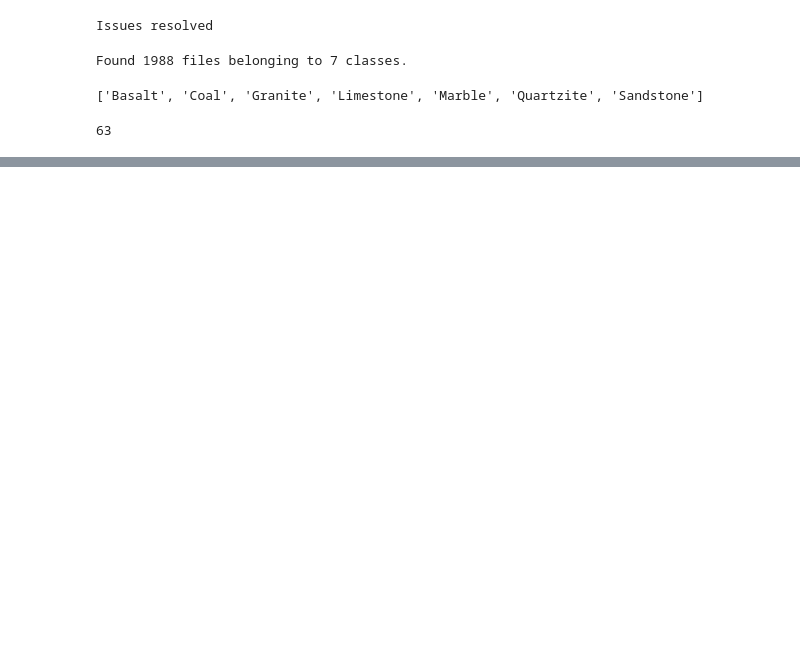
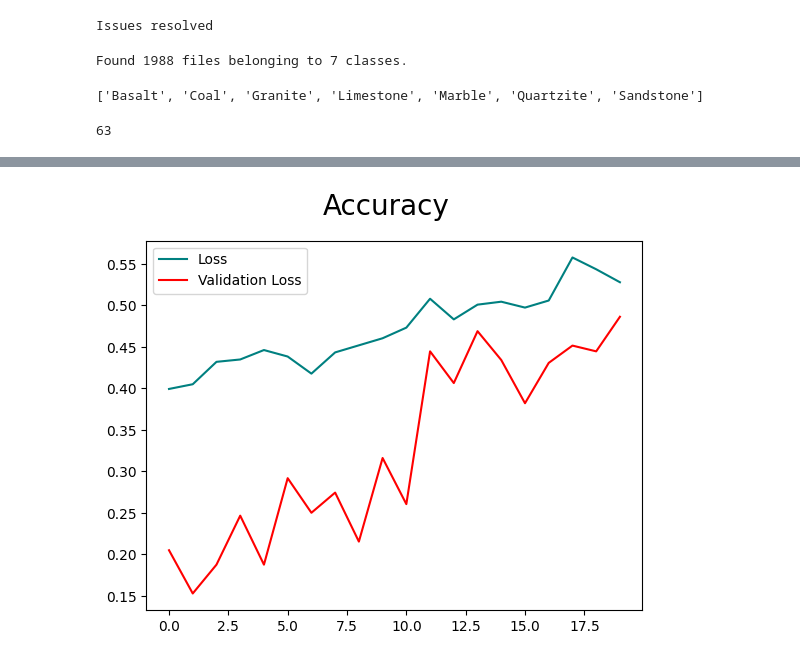
Before and after one commit to vedantkamtikar/Rock-Image-Classifier, a Jupyter notebook: rock.ipynb, the cells around one changed output, grey strips where cells are left out. Cells and saved outputs as stored; diff of their text form; code cells hidden in the pictures; blank space fills up the shorter version.

```diff
--- a/rock.ipynb
+++ b/rock.ipynb
@@ -101,0 +205,9 @@ Class names: ['Basalt', 'Coal', 'Granite', 'Limestone', 'Marble', 'Quartzite', '
+# %%
+fig = plt.figure()
+plt.plot(hist.history['accuracy'], color = 'teal', label = 'Loss')
+plt.plot(hist.history['val_accuracy'], color = 'red', label = 'Validation Loss')
+fig.suptitle('Accuracy', fontsize = 20)
+plt.legend(loc = 'upper left')
+plt.show()
+# %% [output]
+[figure, added]
```
Also changed, not shown: parts of 9 cells of this notebook.
